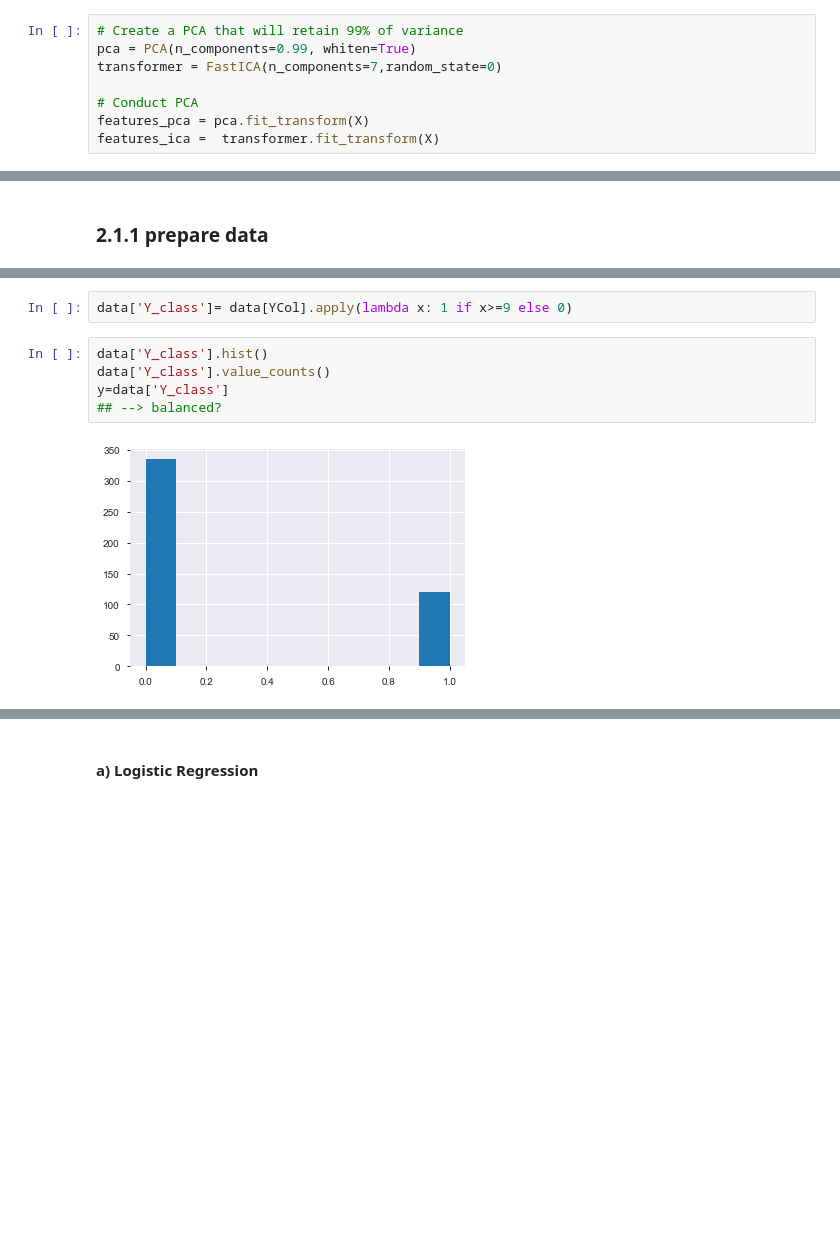
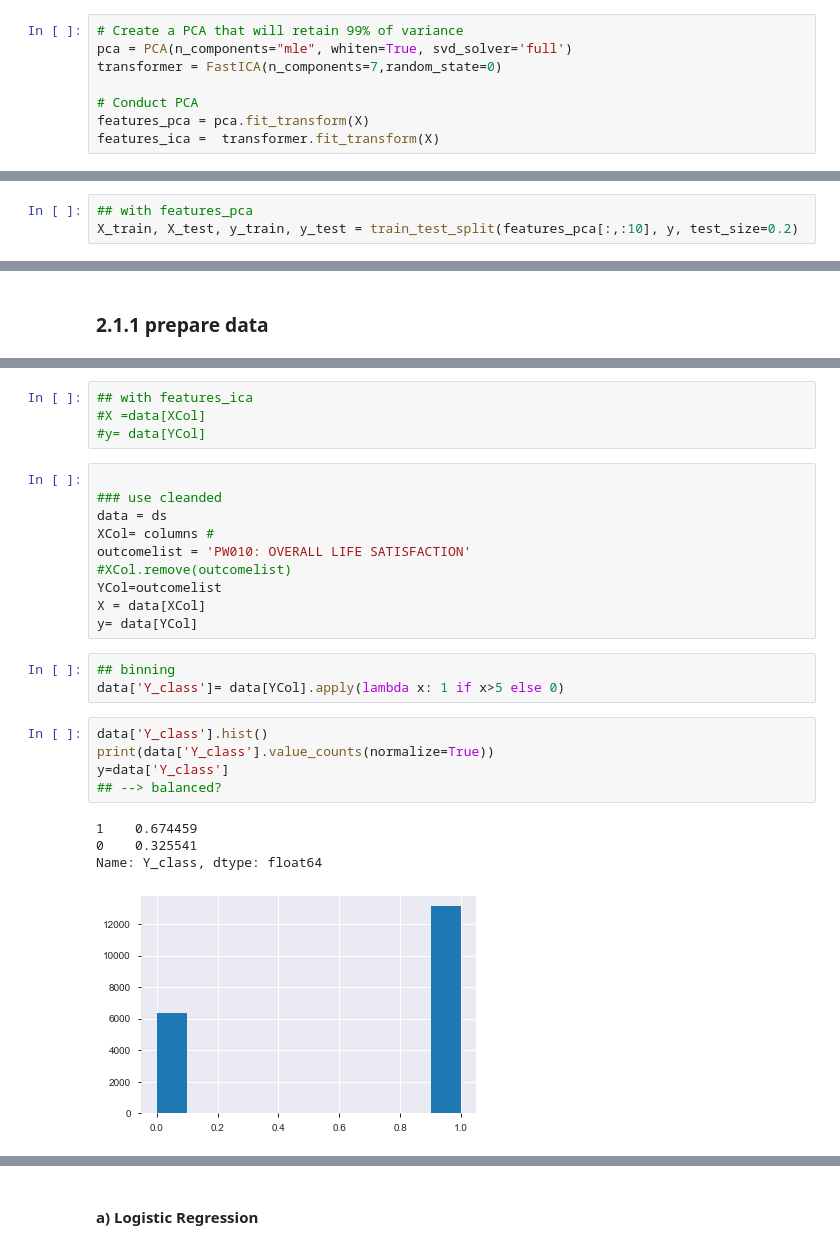
Before and after one commit to ta-data-lis/final-project, a Jupyter notebook: your-project/3_Machine Learning - TRY2.ipynb, the cells around one changed output, grey strips where cells are left out. Cells and saved outputs as stored; diff of their text form; blank space fills up the shorter version.

```diff
--- a/your-project/3_Machine Learning - TRY2.ipynb
+++ b/your-project/3_Machine Learning - TRY2.ipynb
@@ -171,6 +195,6 @@ PCA / ICA
 # %%
 # Create a PCA that will retain 99% of variance
-pca = PCA(n_components=0.99, whiten=True)
+pca = PCA(n_components="mle", whiten=True, svd_solver='full')
 transformer = FastICA(n_components=7,random_state=0)
 
 # Conduct PCA
@@ -278,0 +322,3 @@ r2_score(y_test, y_pred)
+# %%
+## with features_pca
+X_train, X_test, y_train, y_test = train_test_split(features_pca[:,:10], y, test_size=0.2)
@@ -391,12 +466,30 @@ y= data[YCol]
+# %%
+## with features_ica
+#X =data[XCol]
+#y= data[YCol]
+# %%
+
+### use cleanded
+data = ds
+XCol= columns #
+outcomelist = 'PW010: OVERALL LIFE SATISFACTION'
+#XCol.remove(outcomelist)
+YCol=outcomelist
+X = data[XCol]
+y= data[YCol]
 # %%
-data['Y_class']= data[YCol].apply(lambda x: 1 if x>=9 else 0)
+## binning
+data['Y_class']= data[YCol].apply(lambda x: 1 if x>5 else 0)
 # %%
 data['Y_class'].hist()
-data['Y_class'].value_counts()
+print(data['Y_class'].value_counts(normalize=True))
 y=data['Y_class']
 ## --> balanced?
 # %% [output]
+1    0.674459
+0    0.325541
+Name: Y_class, dtype: float64
-[figure, old version]
+[figure, new version]
 # %%
 print(len(XCol))
 print(YCol)
```
Also changed, not shown: parts of 59 cells of this notebook.
